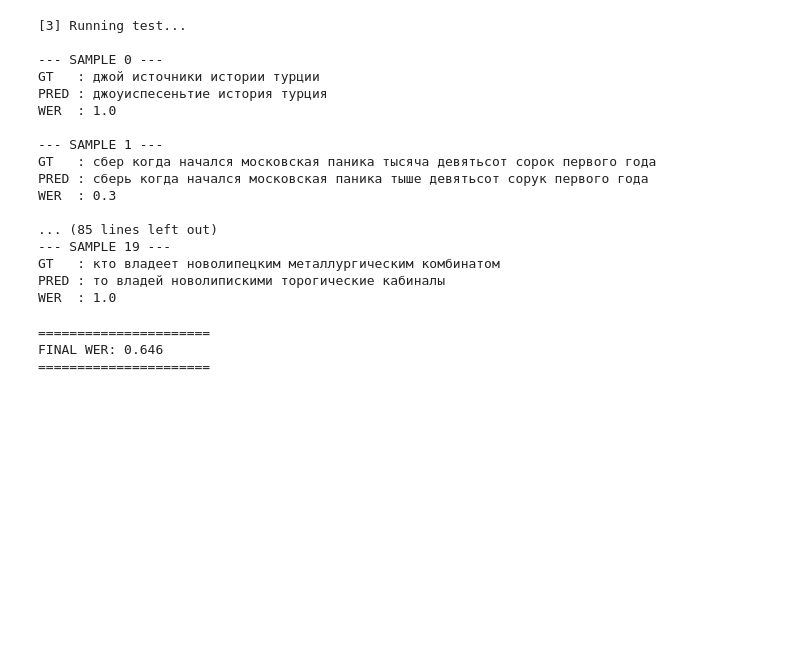
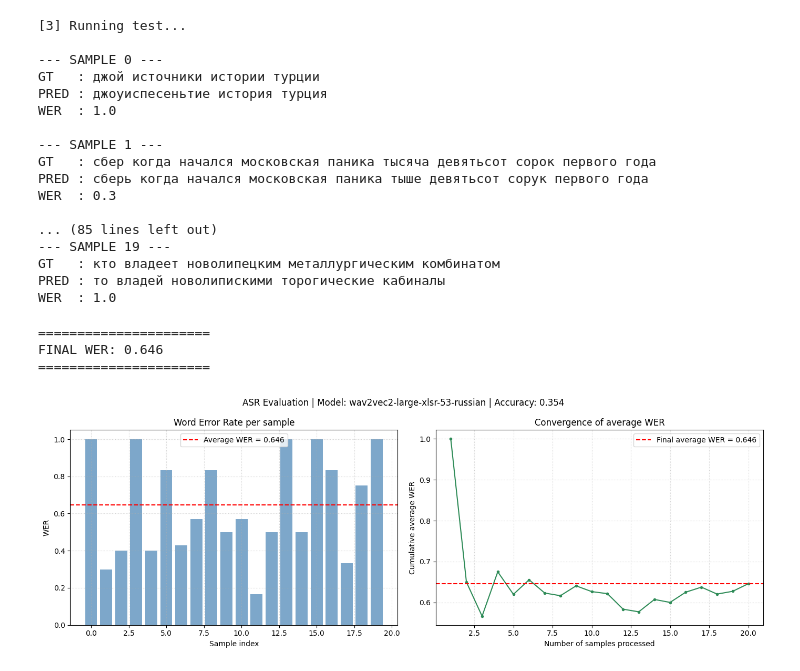
Before and after one commit to vsdifficult/pytorch-speech-recognition, a Jupyter notebook: main.ipynb, the cells around one changed output. Saved outputs shown, nothing was run; the diff lists cells and outputs as text; code cells hidden in the pictures; blank space fills up the shorter version.

Commit message:
features: add asr plot

```diff
--- a/main.ipynb
+++ b/main.ipynb
@@ -97,7 +103,7 @@ Wav2Vec2ForCTC(
 )
 # %%
 print("[3] Running test...")
-
+wer_list = []
 total_wer = 0
 
 for i in range(NUM_SAMPLES):
@@ -141,6 +147,7 @@ for i in range(NUM_SAMPLES):
 
     sample_wer = wer(gt, pred)
     total_wer += sample_wer
+    wer_list.append(sample_wer)
 
     print(f"\n--- SAMPLE {i} ---")
     print("GT   :", gt)
@@ -174,3 +182,32 @@ print("======================")
 ======================
 FINAL WER: 0.646
 ======================
+# %%
+plt.figure(figsize=(14, 5))
+
+plt.subplot(1, 2, 1)
+plt.bar(range(NUM_SAMPLES), wer_list, color='steelblue', alpha=0.7)
+plt.axhline(y=avg_wer, color='red', linestyle='--', label=f'Average WER = {avg_wer:.3f}')
+plt.xlabel('Sample index')
+plt.ylabel('WER')
+plt.title('Word Error Rate per sample')
+plt.legend()
+plt.grid(True, linestyle=':', alpha=0.6)
+
+cumsum = [sum(wer_list[:i+1]) / (i+1) for i in range(NUM_SAMPLES)]
+plt.subplot(1, 2, 2)
+plt.plot(range(1, NUM_SAMPLES+1), cumsum, marker='.', color='seagreen')
+plt.axhline(y=avg_wer, color='red', linestyle='--', label=f'Final average WER = {avg_wer:.3f}')
+plt.xlabel('Number of samples processed')
+plt.ylabel('Cumulative average WER')
+plt.title('Convergence of average WER')
+plt.legend()
+plt.grid(True, linestyle=':', alpha=0.6)
+
+plt.suptitle(f'ASR Evaluation | Model: {MODEL_NAME.split("/")[-1]} | Accuracy: {accuracy:.3f}')
+plt.tight_layout()
+
+plt.savefig('asr_wer_plot.png', dpi=150, bbox_inches='tight')
+plt.show()
+# %% [output]
+[figure, added]
```
Also changed, not shown: parts of 4 cells of this notebook, 2 other files.
